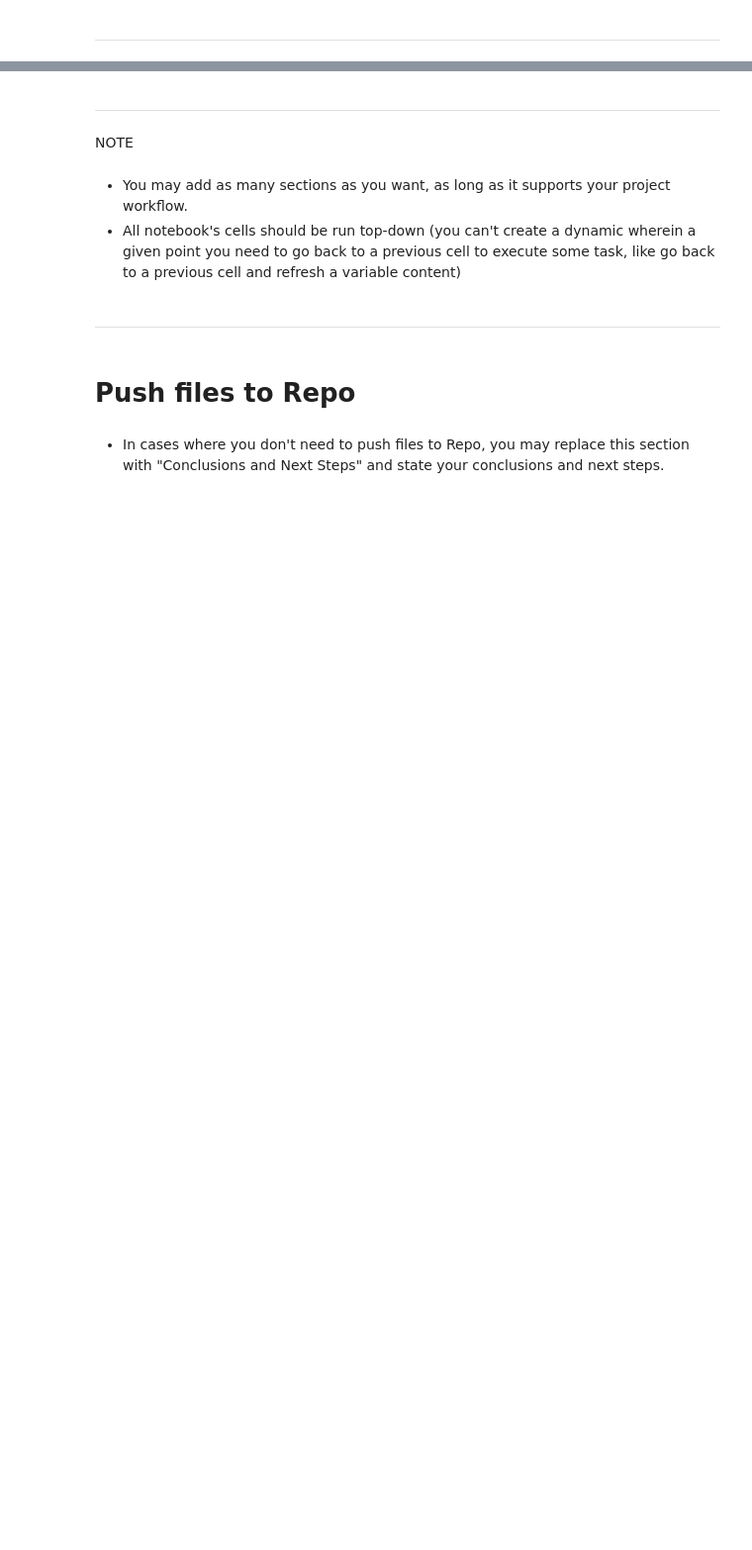
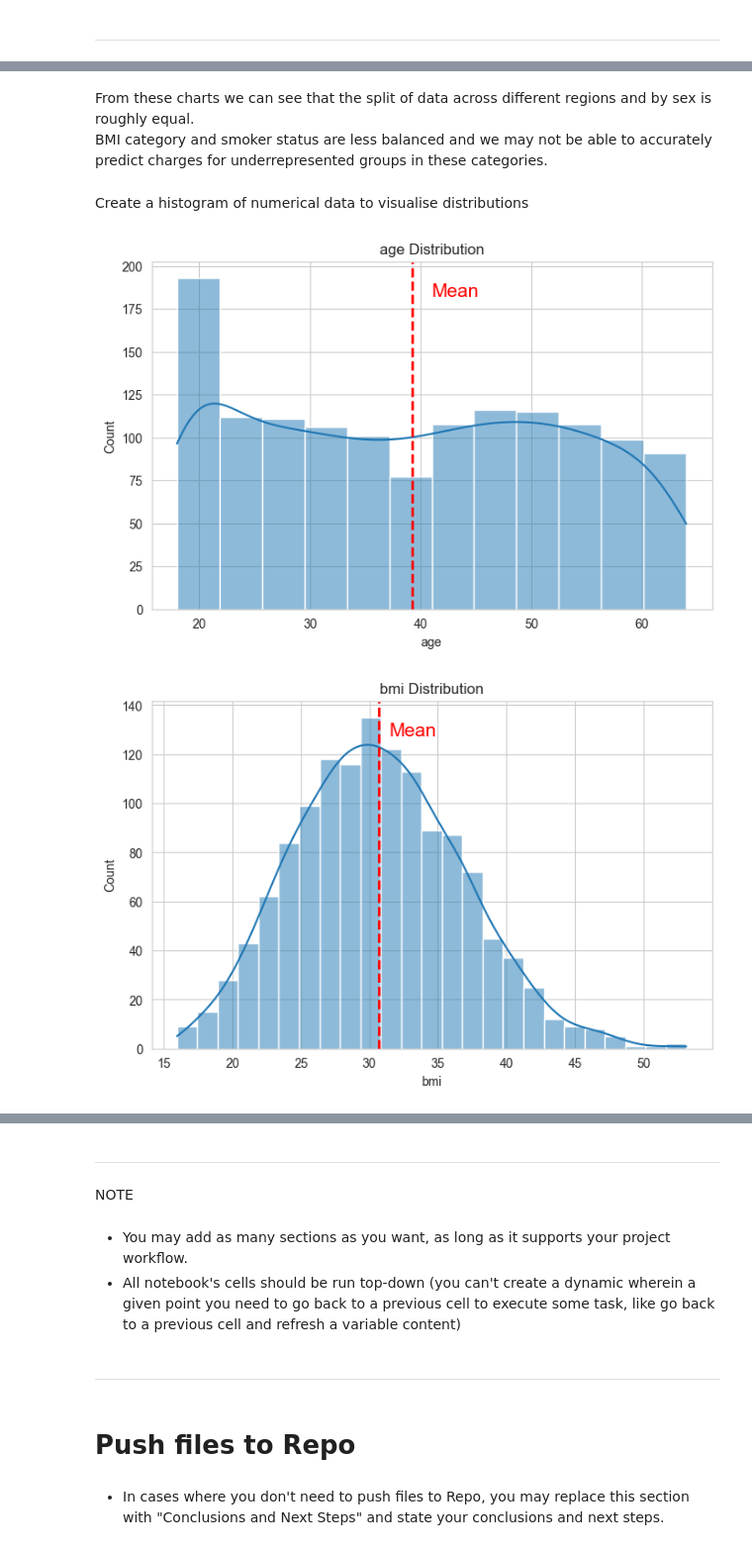
Before and after one commit to H-Smithson/healthcare_data_analysis, a Jupyter notebook: jupyter_notebooks/02_statistical_tests.ipynb, the cells around one changed output, grey strips where cells are left out. Shown: that part at 99% size. Cells and saved outputs as stored; diff of their text form; code cells hidden in the pictures; blank space fills up the shorter version.

```diff
--- a/jupyter_notebooks/02_statistical_tests.ipynb
+++ b/jupyter_notebooks/02_statistical_tests.ipynb
@@ -92,0 +98,21 @@ df.describe()
+# %% [markdown]
+From these charts we can see that the split of data across different regions and by sex is roughly equal.<br>
+BMI category and smoker status are less balanced and we may not be able to accurately predict charges for underrepresented groups in these categories.
+# %% [markdown]
+Create a histogram of numerical data to visualise distributions
+# %%
+# create a dataframe of only numeric columns
+df_num = df.select_dtypes(include=[np.number])
+
+# loop through numeric columns and create a distribution chart for each
+for col in df_num.columns:
+  fig, axes = plt.subplots(figsize=(8,5))
+  plt.title(f"{col} Distribution")
+  sns.histplot(data=df_num, x=col, kde=True)
+  plt.axvline(df_num[col].mean(), color='r', linestyle='dashed', linewidth=2)
+  plt.text(x=df_num[col].mean() + df_num[col].std()/8 , y=axes.get_ylim()[1] * 0.90, s='Mean', fontsize=15, c='r') # offset mean label
+  plt.show()
+  print("\n")
+# %% [output]
+[figure, added]
+[figure, added]
```
Also changed, not shown: parts of 10 cells of this notebook.
